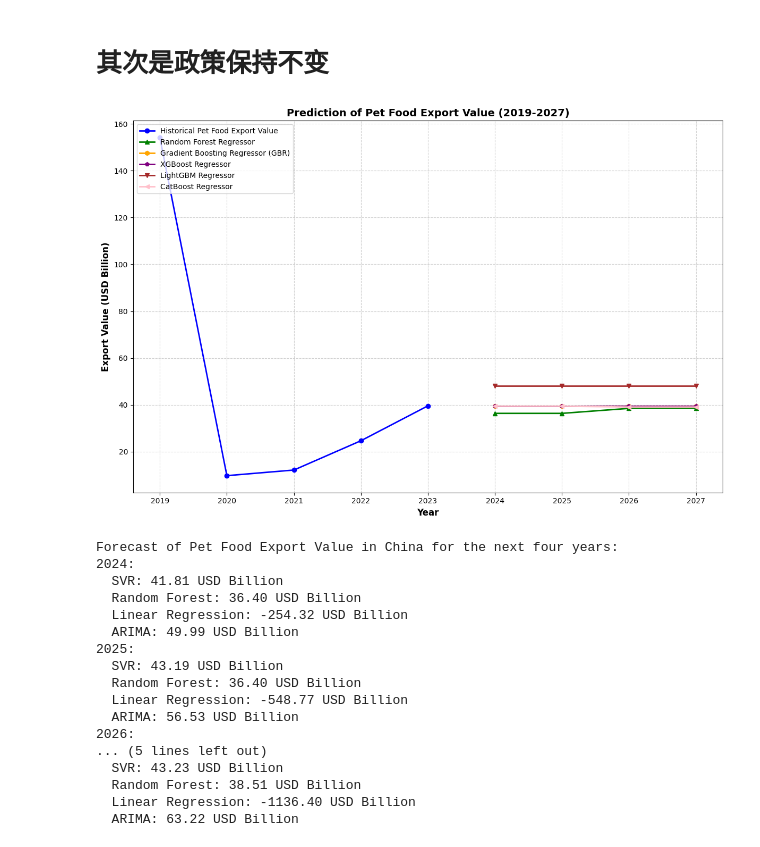
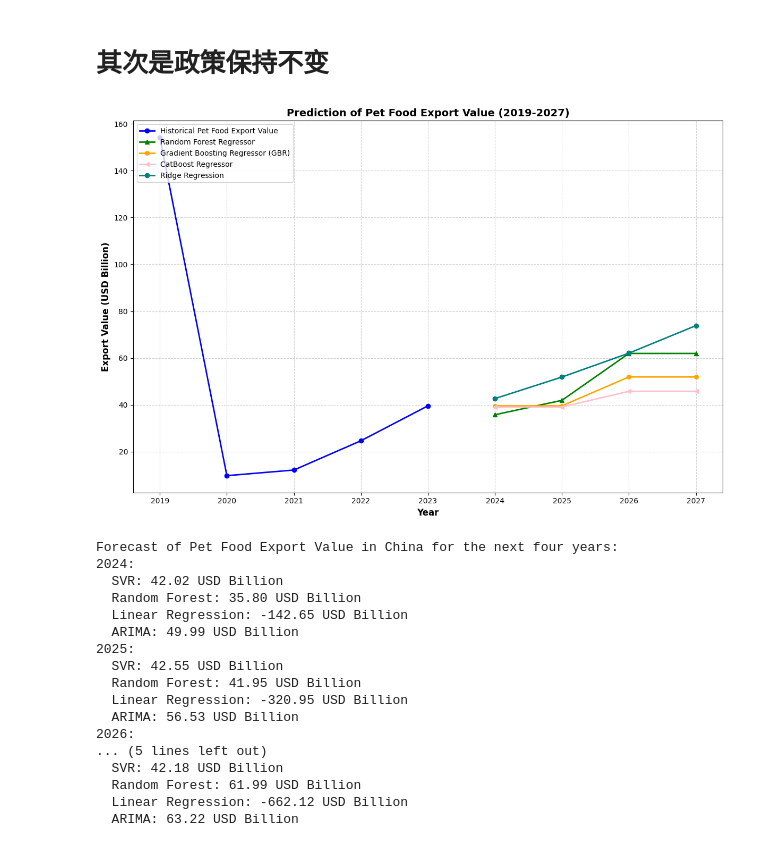
Before and after one commit to purpyviolet/APMCM_2024_C, a Jupyter notebook: Question4.ipynb, the cells around one changed output. Saved outputs shown, nothing was run; the diff lists cells and outputs as text; code cells hidden in the pictures.

```diff
--- a/Question4.ipynb
+++ b/Question4.ipynb
@@ -154,6 +154,7 @@ from sklearn.ensemble import RandomForestRegressor
 from sklearn.linear_model import LinearRegression
 from sklearn.preprocessing import StandardScaler
 from statsmodels.tsa.arima.model import ARIMA
+from sklearn.linear_model import Ridge, Lasso
 
 # 1. Data Definition
 years = np.array([2019, 2020, 2021, 2022, 2023])
@@ -180,6 +181,7 @@ X_export = np.column_stack((pet_count, food_export_percentage, population_growth
 # Scale the features
 scaler = StandardScaler()
 X_export_scaled = scaler.fit_transform(X_export)
+
 
 # Fit SVR model
 svr_export_model = SVR(kernel='rbf', C=100, gamma=0.1, epsilon=0.1)
@@ -220,6 +222,15 @@ from catboost import CatBoostRegressor
 # Fit CatBoost Regressor model
 catboost_export_model = CatBoostRegressor(iterations=300, learning_rate=0.05, depth=6, random_seed=42, verbose=0)
 catboost_export_model.fit(X_export_scaled, pet_food_export_value)
+
+
+# Fit Ridge Regression model
+ridge_export_model = Ridge(alpha=1.0, random_state=42)  # alpha 为正则化参数
+ridge_export_model.fit(X_export_scaled, pet_food_export_value)
+
+# Fit Lasso Regression model
+lasso_export_model = Lasso(alpha=0.1, random_state=42)  # alpha 为正则化参数
+lasso_export_model.fit(X_export_scaled, pet_food_export_value)
 # %% [output]
 [LightGBM] [Warning] There are no meaningful features which satisfy the provided configuration. Decreasing Dataset parameters min_data_in_bin or min_data_in_leaf and re-constructing Dataset might reso ...
 [LightGBM] [Info] Total Bins 0
@@ -249,8 +260,8 @@ def select_different_policy(policies):
     if policies == 'profit':
         # 3. Predict future values for population growth rate, exchange rate, and US import volume
         pop_growth_rate_future = np.array([-0.12, -0.15, -0.18, -0.20])  # Future four years population growth rate
-        exchange_rate_usd_future = exchange_rate_usd[-1] * (1 + 0.02) ** np.arange(1, 5)  # Exchange rate (USD/CNY) assuming 2% annual growth
-        us_pet_food_import_future = us_pet_food_import[-1] * (1 + 0.03) ** np.arange(1, 5)  # US pet food import volume assuming 3% annual growth
+        exchange_rate_usd_future = exchange_rate_usd[-1] * (1 + 0.05) ** np.arange(1, 5)  # Exchange rate (USD/CNY) assuming 5% annual growth
+        us_pet_food_import_future = us_pet_food_import[-1] * (1 + 0.05) ** np.arange(1, 5)  # US pet food import volume assuming 3% annual growth
         food_export_percentage_future = food_export_percentage[-1] * (1 + 0.05) ** np.arange(1, 5)  # Food export percentage assuming 5% annual growth
         tarrif_usa_addition_future = tarrif_usa_addition[-1] * (1 - 0.05) ** np.arange(1, 5)  # 美国对中国加征关税（25%）每年5%减小
         tarrif_eu_addition_future = tarrif_eu_addition[-1] * (1) ** np.arange(1, 5)  # 欧盟对中国加征关税（无）
@@ -258,18 +269,18 @@ def select_different_policy(policies):
     elif policies == 'restrain':
         # 3. Predict future values for population growth rate, exchange rate, and US import volume
         pop_growth_rate_future = np.array([-0.12, -0.15, -0.18, -0.20])  # Future four years population growth rate
-        exchange_rate_usd_future = exchange_rate_usd[-1] * (1 - 0.02) ** np.arange(1, 5)  # Exchange rate (USD/CNY) assuming 2% annual growth
-        us_pet_food_import_future = us_pet_food_import[-1] * (1 + 0.03) ** np.arange(1, 5)  # US pet food import volume assuming 3% annual growth
-        food_export_percentage_future = food_export_percentage[-1] * (1 - 0.01) ** np.arange(1, 5)  # Food export percentage assuming 1% annual growth
-        tarrif_usa_addition_future = tarrif_usa_addition[-1] * (1 + 0.02) ** np.arange(1, 5)  # 美国对中国加征关税（25%）每年2%增长
-        tarrif_eu_addition_future = tarrif_eu_addition[-1] * (1 + 0.01) ** np.arange(1, 5)  # 欧盟对中国加征关税（无）每年1%增长
+        exchange_rate_usd_future = exchange_rate_usd[-1] * (1+0.01) ** np.arange(1, 5)  # Exchange rate (USD/CNY) assuming 2% annual growth
+        us_pet_food_import_future = us_pet_food_import[-1] * (1 + 0.05) ** np.arange(1, 5)  # US pet food import volume assuming 3% annual growth
+        food_export_percentage_future = food_export_percentage[-1] * (1+0.03) ** np.arange(1, 5)  # Food export percentage assuming 1% annual growth
+        tarrif_usa_addition_future = tarrif_usa_addition[-1] * (1 + 0.01) ** np.arange(1, 5)  # 美国对中国加征关税（25%）每年1%增长
+        tarrif_eu_addition_future = tarrif_eu_addition[-1] * (1) ** np.arange(1, 5)  # 欧盟对中国加征关税（无）每年1%增长
         return pop_growth_rate_future, exchange_rate_usd_future, us_pet_food_import_future, food_export_percentage_future, tarrif_usa_addition_future, tarrif_eu_addition_future
     elif policies =='maintain':
         # 3. Predict future values for population growth rate, exchange rate, and US import volume
         pop_growth_rate_future = np.array([-0.12, -0.15, -0.18, -0.20])  # Future four years population growth rate
-        exchange_rate_usd_future = exchange_rate_usd[-1] * (1) ** np.arange(1, 5)  # Exchange rate (USD/CNY) assuming 2% annual growth
-        us_pet_food_import_future = us_pet_food_import[-1] * (1+0.01) ** np.arange(1, 5)  # US pet food import volume assuming 3% annual growth
-        food_export_percentage_future = food_export_percentage[-1] * (1+0.02) ** np.arange(1, 5)  # Food export percentage assuming 1% annual growth
+        exchange_rate_usd_future = exchange_rate_usd[-1] * (1+0.02) ** np.arange(1, 5)  # Exchange rate (USD/CNY) assuming 2% annual growth
+        us_pet_food_import_future = us_pet_food_import[-1] * (1+0.05) ** np.arange(1, 5)  # US pet food import volume assuming 3% annual growth
+        food_export_percentage_future = food_export_percentage[-1] * (1+0.05) ** np.arange(1, 5)  # Food export percentage assuming 1% annual growth
         tarrif_usa_addition_future = tarrif_usa_addition[-1] * (1) ** np.arange(1, 5)  # 美国对中国加征关税（25%）每年不变
         tarrif_eu_addition_future = tarrif_eu_addition[-1] * (1) ** np.arange(1, 5)  # 欧盟对中国加征关税（无）每年不变
         return pop_growth_rate_future, exchange_rate_usd_future, us_pet_food_import_future, food_export_percentage_future, tarrif_usa_addition_future, tarrif_eu_addition_future
@@ -514,6 +543,9 @@ pet_food_export_value_lgb_future = lgbm_export_model.predict(gdp_future_features
 # CatBoost Regressor
 pet_food_export_value_catboost_future = catboost_export_model.predict(gdp_future_features_scaled)
 
+# ridge model
+pet_food_export_value_ridge_future = ridge_export_model.predict(gdp_future_features_scaled)
+
 # Visualization of prediction results
 plt.figure(figsize=(12, 8))
 
@@ -534,50 +566,53 @@ plt.plot(years_future, pet_food_export_value_rf_future, '-^', label='Random Fore
 
 # Gradient Boosting Regressor prediction
 plt.plot(years_future, pet_food_export_value_gbr_future, '-h', label='Gradient Boosting Regressor (GBR)', linewidth=2, markersize=6, color='orange')
 
 # XGBoost Regressor prediction
-plt.plot(years_future, pet_food_export_value_xgb_future, '-p', label='XGBoost Regressor', linewidth=2, markersize=6, color='purple')
+#plt.plot(years_future, pet_food_export_value_xgb_future, '-p', label='XGBoost Regressor', linewidth=2, markersize=6, color='purple')
 
 # LightGBM Regressor prediction
-plt.plot(years_future, pet_food_export_value_lgb_future, '-v', label='LightGBM Regressor', linewidth=2, markersize=6, color='brown')
+#plt.plot(years_future, pet_food_export_value_lgb_future, '-v', label='LightGBM Regressor', linewidth=2, markersize=6, color='brown')
 
 # CatBoost Regressor prediction
 plt.plot(years_future, pet_food_export_value_catboost_future, '-<', label='CatBoost Regressor', linewidth=2, markersize=6, color='pink')
+
+# Ridge prediction
+plt.plot(years_future, pet_food_export_value_ridge_future, '-o', label='Ridge Regression', linewidth=2, markersize=6, color='teal')
 
 # Plot settings
 plt.title('Prediction of Pet Food Export Value (2019-2027)', fontsize=14, fontweight='bold')
 plt.xlabel('Year', fontsize=12, fontweight='bold')
 plt.ylabel('Export Value (USD Billion)', fontsize=12, fontweight='bold')
 plt.legend(fontsize=10, loc='upper left')
 plt.grid(True, linestyle='--', alpha=0.6)
 
 plt.tight_layout()
 plt.show()
 
 # Print forecast results
 print('Forecast of Pet Food Export Value in China for the next four years:')
 for i in range(len(years_future)):
     print(f'{years_future[i]}:')
     print(f'  SVR: {pet_food_export_value_svr_future[i]:.2f} USD Billion')
     print(f'  Random Forest: {pet_food_export_value_rf_future[i]:.2f} USD Billion')
     print(f'  Linear Regression: {pet_food_export_value_lr_future[i]:.2f} USD Billion')
     print(f'  ARIMA: {pet_food_export_value_arima_future[i]:.2f} USD Billion')
 # %% [output]
-[figure, old version]
+[figure, new version]
 Forecast of Pet Food Export Value in China for the next four years:
 2024:
-  SVR: 41.81 USD Billion
-  Random Forest: 36.40 USD Billion
-  Linear Regression: -254.32 USD Billion
+  SVR: 42.02 USD Billion
+  Random Forest: 35.80 USD Billion
+  Linear Regression: -142.65 USD Billion
   ARIMA: 49.99 USD Billion
 2025:
-  SVR: 43.19 USD Billion
-  Random Forest: 36.40 USD Billion
-  Linear Regression: -548.77 USD Billion
+  SVR: 42.55 USD Billion
+  Random Forest: 41.95 USD Billion
+  Linear Regression: -320.95 USD Billion
   ARIMA: 56.53 USD Billion
 2026:
 ... (5 lines left out)
-  SVR: 43.23 USD Billion
-  Random Forest: 38.51 USD Billion
-  Linear Regression: -1136.40 USD Billion
+  SVR: 42.18 USD Billion
+  Random Forest: 61.99 USD Billion
+  Linear Regression: -662.12 USD Billion
   ARIMA: 63.22 USD Billion
```
Also changed, not shown: parts of 3 cells of this notebook, 3 other files.
